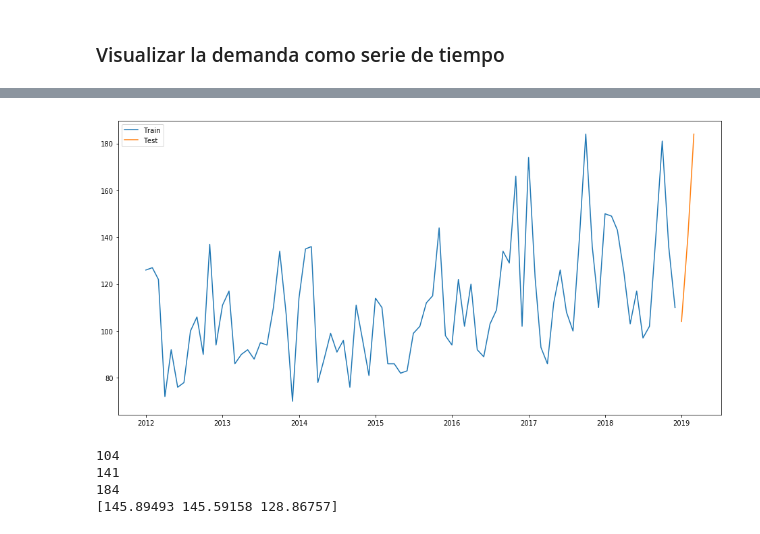
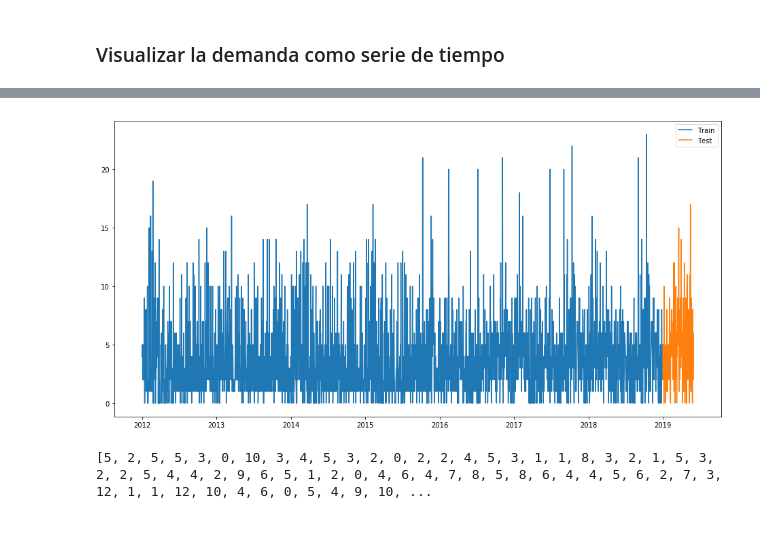
Before and after one commit to cristzelada/Tesis, a Jupyter notebook: Forecasting/Holt-Winters-2.ipynb, the cells around one changed output, grey strips where cells are left out. Drawn from its saved outputs; the diff is of its cells as text; code cells hidden in the pictures.

```diff
--- a/Forecasting/Holt-Winters-2.ipynb
+++ b/Forecasting/Holt-Winters-2.ipynb
@@ -76,3 +75,0 @@ plt.show()
-# %%
-#agrupamos los dias por meses
-demand_ts  = demand_data['demand'].resample('MS').sum()
@@ -184,21 +178,17 @@ Forecasting sales of properties using Holt-Winters method with both additive and
 # %%
 y_hat_avg = y_test.copy()
 fit1 = ExponentialSmoothing(np.asarray(y_train) ,seasonal_periods=12, seasonal='add',).fit()
 y_hat_avg['Holt_Winter'] = fit1.forecast(len(y_test))
 plt.figure(figsize=(16,8))
 plt.plot( y_train, label='Train')
 plt.plot(y_test, label='Test')
 #plt.plot(y_hat_avg['Holt_Winter'], label='Holt_Winter')
 plt.legend(loc='best')
 plt.show()
-
-print(y_hat_avg.values[0])
-print(y_hat_avg.values[1])
-print(y_hat_avg.values[2])
-print(y_hat_avg.values[3])
+my_list = []
+for i in range(len(y_hat_avg.values)-1):
+    my_list.append(y_hat_avg.values[i])
+print(my_list)
 # %% [output]
-[figure, old version]
+[figure, new version]
-104
-141
-184
-[145.89493 145.59158 128.86757]
+[5, 2, 5, 5, 3, 0, 10, 3, 4, 5, 3, 2, 0, 2, 2, 4, 5, 3, 1, 1, 8, 3, 2, 1, 5, 3, 2, 2, 5, 4, 4, 2, 9, 6, 5, 1, 2, 0, 4, 6, 4, 7, 8, 5, 8, 6, 4, 4, 5, 6, 2, 7, 3, 12, 1, 1, 12, 10, 4, 6, 0, 5, 4, 9, 10, ...
```
Also changed, not shown: parts of 8 cells of this notebook, 1 other file.
